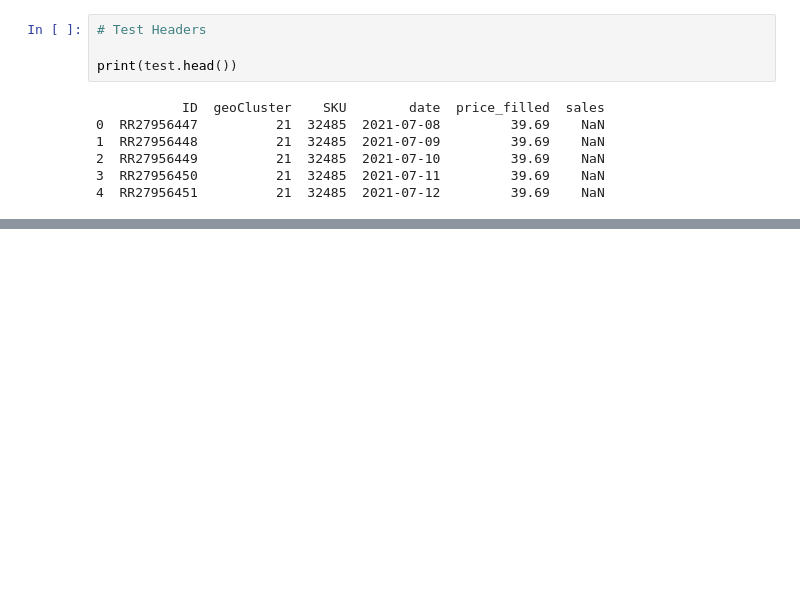
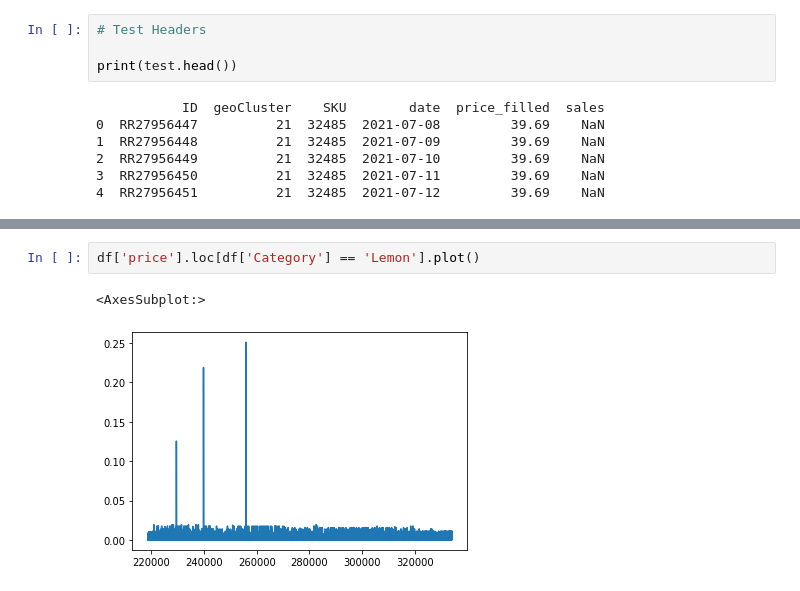
Before and after one commit to bercowsky/Mckinsey-HackUPC, a Jupyter notebook: Mckinsey.ipynb, the cells around one changed output, grey strips where cells are left out. Cells and saved outputs as stored; diff of their text form; blank space fills up the shorter version.

```diff
--- a/Mckinsey.ipynb
+++ b/Mckinsey.ipynb
@@ -186,0 +169,5 @@ lstm_model(train, test)
+# %%
+df['price'].loc[df['Category'] == 'Lemon'].plot()
+# %% [output]
+<AxesSubplot:>
+[figure, added]
```
Also changed, not shown: parts of 17 cells of this notebook.
